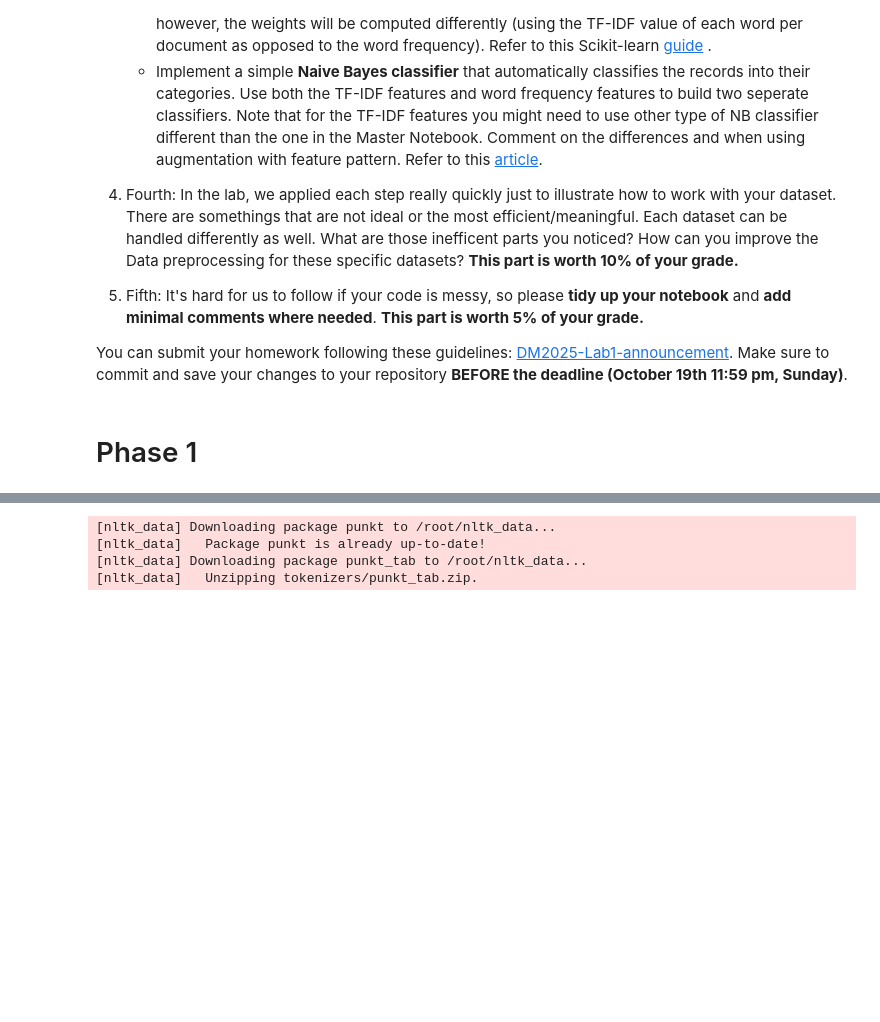
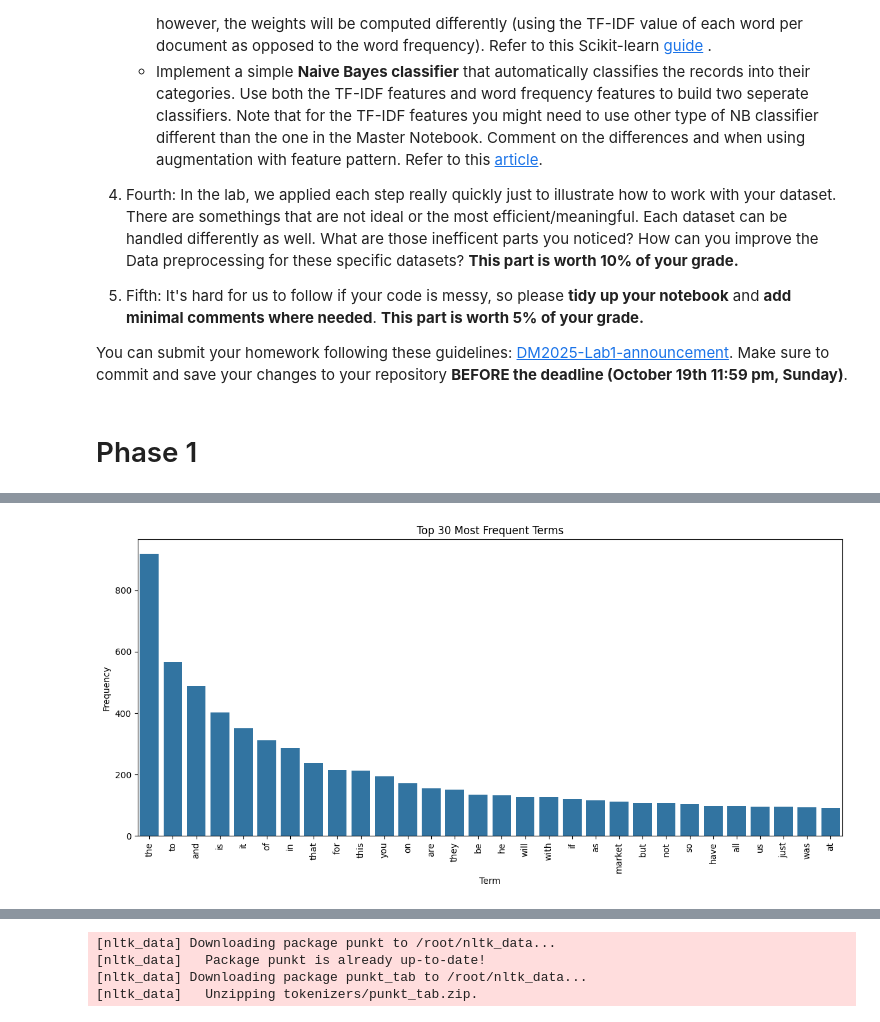
Before and after one commit to THH1118/DM2025-Lab1-Exercise, a Jupyter notebook: DM2025-Lab1-Homework.ipynb, the cells around one changed output, grey strips where cells are left out. Drawn from its saved outputs; the diff is of its cells as text; code cells hidden in the pictures; blank space fills up the shorter version.

```diff
--- a/DM2025-Lab1-Homework.ipynb
+++ b/DM2025-Lab1-Homework.ipynb
@@ -60,0 +76,6 @@ You can submit your homework following these guidelines: [DM2025-Lab1-announceme
+# %%
+#exercise1
+for i, row in df.head(3).iterrows():
+    snippet = row["text"]
+    label = row["label"]
+    print(f"\n=== Sample {i} | label: {label} ===\n{snippet}")
@@ -60,0 +300,23 @@ You can submit your homework following these guidelines: [DM2025-Lab1-announceme
+# %%
+#exercise13
+import numpy as np
+import matplotlib.pyplot as plt
+import seaborn as sns
+
+top_n = 30
+term_frequencies = np.asarray(X_counts.sum(axis=0)).ravel()
+# only top_n
+indices = np.argsort(term_frequencies)[::-1][:top_n]
+top_terms = [count_vect.get_feature_names_out()[i] for i in indices]
+top_freqs = term_frequencies[indices]
+
+plt.figure(figsize=(12, 6))
+sns.barplot(x=top_terms, y=top_freqs)
+plt.xticks(rotation=90)
+plt.title("Top 30 Most Frequent Terms")
+plt.xlabel("Term")
+plt.ylabel("Frequency")
+plt.tight_layout()
+plt.show()
+# %% [output]
+[figure, added]
```
Also changed, not shown: parts of 12 cells of this notebook.
